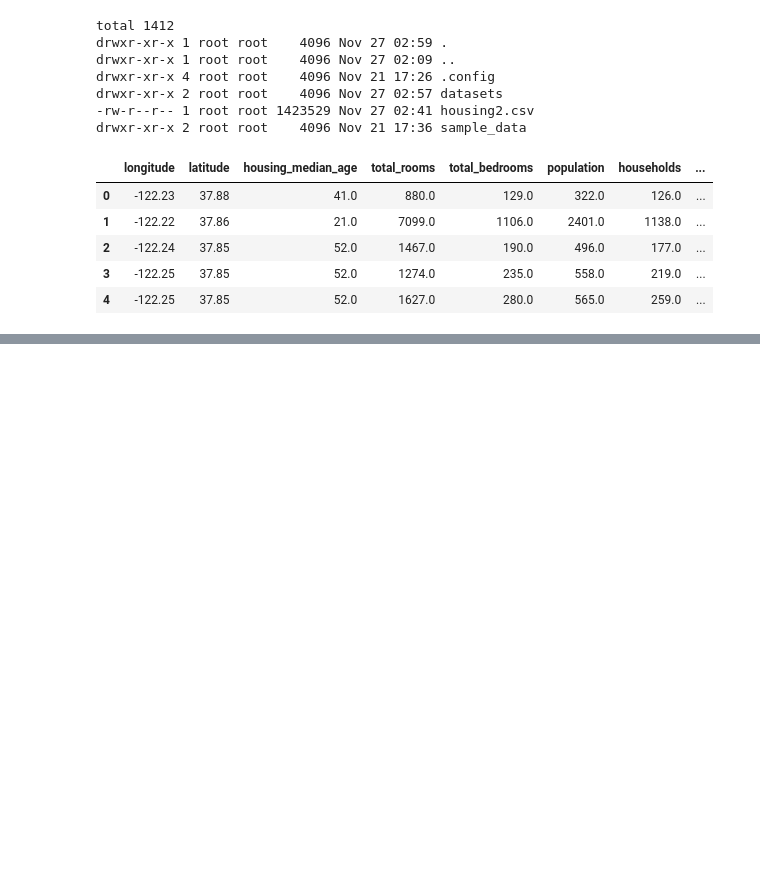
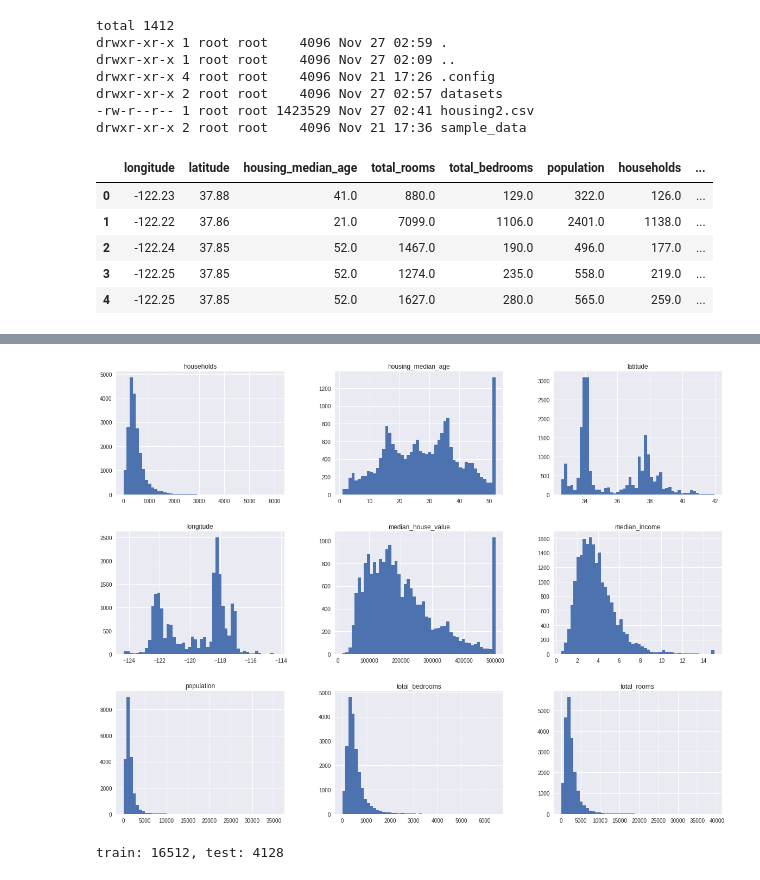
Before and after one commit to Hyenni/practice_colab, a Jupyter notebook: housing.ipynb, the cells around one changed output, grey strips where cells are left out. Saved outputs shown, nothing was run; the diff lists cells and outputs as text; code cells hidden in the pictures; blank space fills up the shorter version.

Commit message:
create train_set, test_set ($median_income)

```diff
--- a/housing.ipynb
+++ b/housing.ipynb
@@ -113,0 +118,21 @@ housing.describe()
+# %%
+#histogram, 숫자형 데이터 특성을 빠르게 검토
+%matplotlib inline
+import matplotlib.pyplot as plt
+
+housing.hist(bins=50, figsize=(20,15))
+plt.show()
+# %% [output]
+[figure, added]
+# %%
+#테스트 데이터 셋 만들기
+#테스트용 데이터를 별도 저장함으로 데이터 스누핑 편향(Data snooping bias) 현상 방지 (테스트 셋 학습 방지)
+
+from sklearn.model_selection import train_test_split
+
+#train : test = 80 : 20
+train_set, test_set = train_test_split(housing, test_size=0.2, random_state=42)
+
+print("train: {}, test: {}".format(len(train_set), len(test_set)))
+# %% [output]
+train: 16512, test: 4128
```
Also changed, not shown: parts of 11 cells of this notebook.
